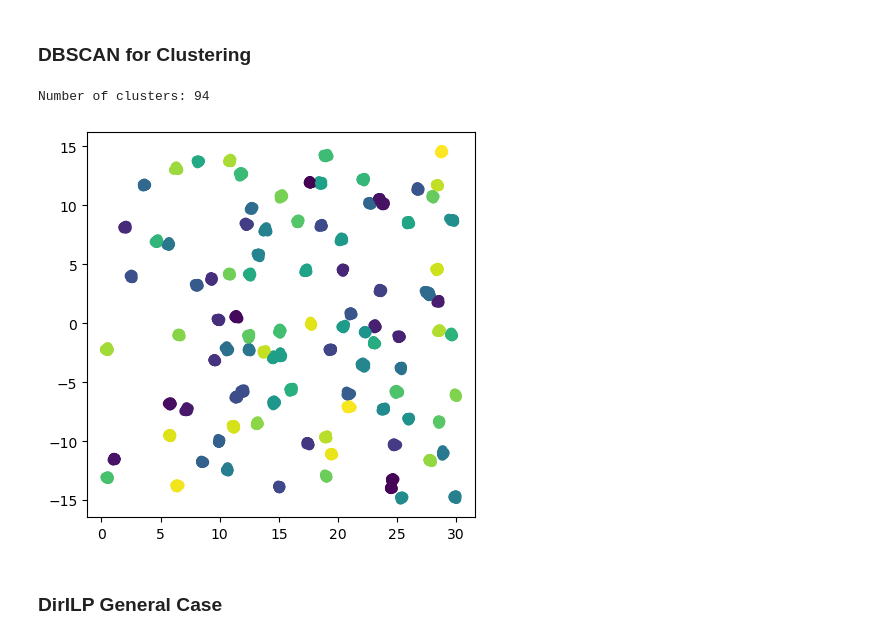
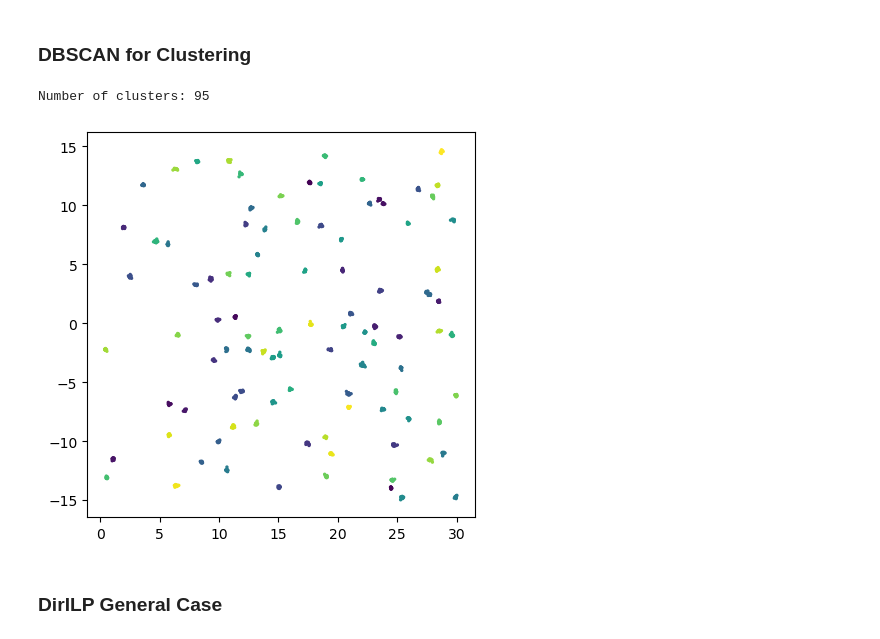
Before and after one commit to jacobf18/astronomical-matching, a Jupyter notebook: CanILP + DirILP General case.ipynb, the cells around one changed output. Cells and saved outputs as stored; diff of their text form; code cells hidden in the pictures.

```diff
--- a/CanILP + DirILP General case.ipynb
+++ b/CanILP + DirILP General case.ipynb
@@ -18,7 +18,7 @@ import matplotlib.pyplot as plt
 # %% [markdown]
 # Create a simulated universe with different selection intervals for catalogs
 # %%
-num_catalog = 40
+num_catalog = 15
 # %%
 def mock(num=10, size=10, seed=None):
     "return dataframe of simulated objects"
@@ -98,21 +98,21 @@ plt.show()
 # %%
 label = []
 X = []
 for i in range(num_catalog):
     label += [i]*len(cmat[i])
     first_coord, second_coord = cmat[i][:,:2].T
     X += [(i, j) for i, j in zip(first_coord, second_coord)]
 label = np.array(label)
 X = np.array(X)
 sigma_max = 0.1
 result = DBSCAN(eps=5*sigma_max, min_samples=2).fit(X)
 y_pred = DBSCAN(eps=5*sigma_max, min_samples=2).fit_predict(X)
 fig = plt.figure(figsize=(5,5))
-plt.scatter(X[:,0], X[:,1], c=y_pred)
+plt.scatter(X[:,0], X[:,1], c=y_pred, s=2.0)
 print('Number of clusters: {}'.format(len(set(y_pred[np.where(y_pred != -1)]))))
 # %% [output]
-Number of clusters: 94
+Number of clusters: 95
-[figure, old version]
+[figure, new version]
 # %% [markdown]
 ### DirILP General Case
 # %%
```
Also changed, not shown: parts of 3 cells of this notebook, 2 other files.
